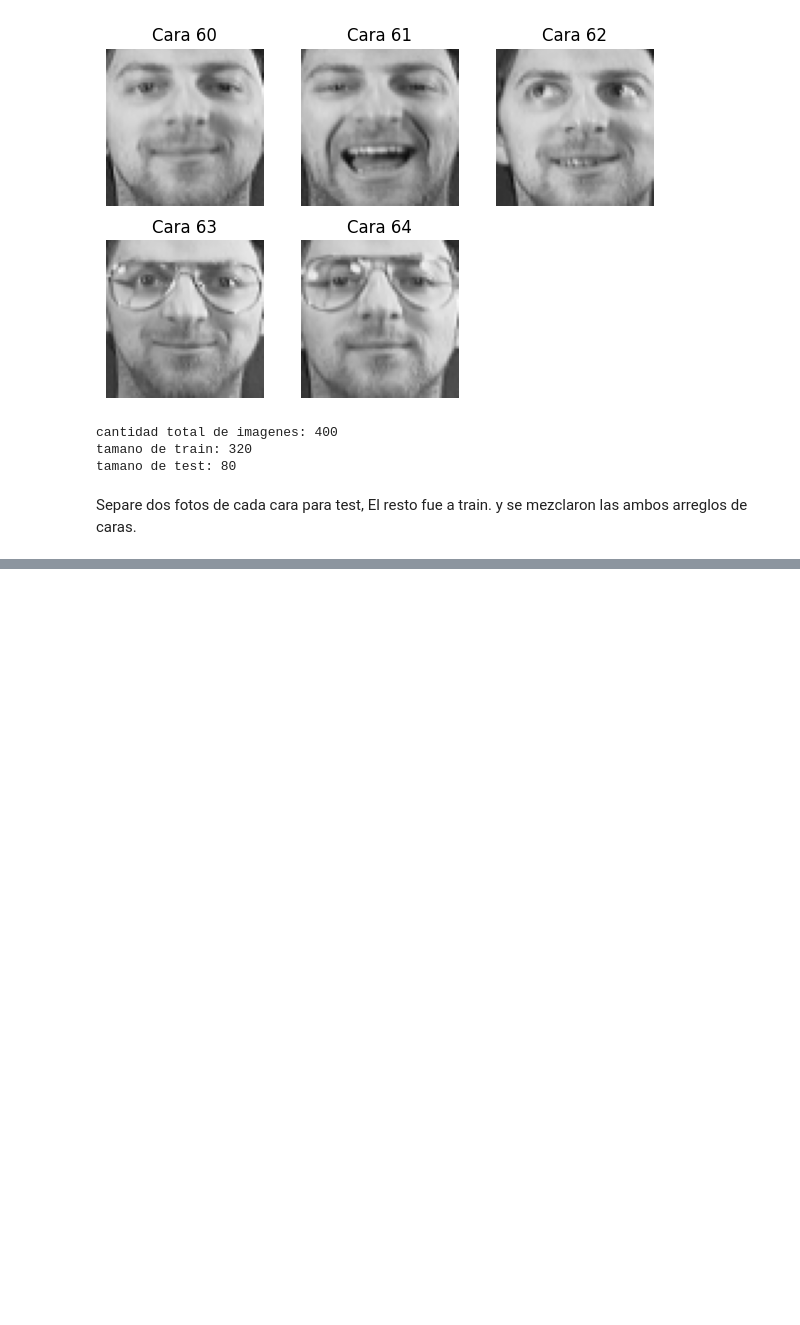
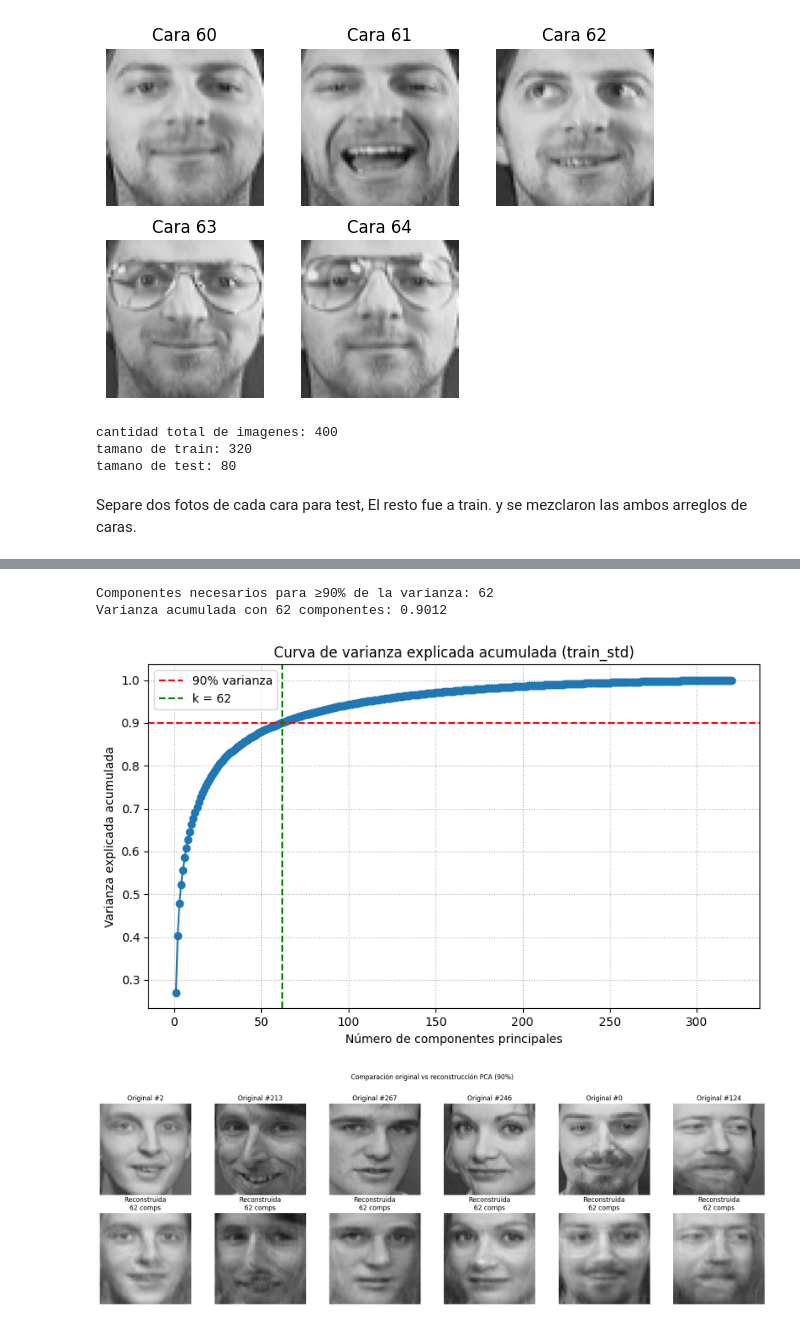
Before and after one commit to Santi2065/faces-pca-autoencoder-clustering, a Jupyter notebook: Groba_Santiago_Notebook_TP4.ipynb, the cells around one changed output, grey strips where cells are left out. Saved outputs shown, nothing was run; the diff lists cells and outputs as text; code cells hidden in the pictures; blank space fills up the shorter version.

```diff
--- a/Groba_Santiago_Notebook_TP4.ipynb
+++ b/Groba_Santiago_Notebook_TP4.ipynb
@@ -89,0 +123,57 @@ Separe dos fotos de cada cara para test, El resto fue a train. y se mezclaron la
+# %%
+# Cálculo de la varianza explicada acumulada
+X = train_std.reshape(len(train_std), -1)
+n_samples = X.shape[0]
+
+U, S, Vt = np.linalg.svd(X, full_matrices=False)
+explained_variance = (S ** 2) / (n_samples - 1)
+explained_ratio = explained_variance / explained_variance.sum()
+cumulative_ratio = np.cumsum(explained_ratio)
+
+k_90 = np.searchsorted(cumulative_ratio, 0.90) + 1
+print(f"Componentes necesarios para ≥90% de la varianza: {k_90}")
+print(f"Varianza acumulada con {k_90} componentes: {cumulative_ratio[k_90-1]:.4f}")
+
+plt.figure(figsize=(8, 5))
+plt.plot(np.arange(1, len(cumulative_ratio) + 1), cumulative_ratio, marker="o")
+plt.axhline(0.90, color="red", linestyle="--", label="90% varianza")
+plt.axvline(k_90, color="green", linestyle="--", label=f"k = {k_90}")
+plt.xlabel("Número de componentes principales")
+plt.ylabel("Varianza explicada acumulada")
+plt.title("Curva de varianza explicada acumulada (train_std)")
+plt.grid(True, linestyle=":")
+plt.legend()
+plt.tight_layout()
+plt.show()
+
+# Reconstrucción con k componentes
+Wk = Vt[:k_90].T
+Z = X @ Wk
+X_rec_std = Z @ Wk.T
+
+mean_flat = mean.reshape(-1)
+std_flat = np.where(std.reshape(-1) == 0, 1.0, std.reshape(-1))
+X_rec = (X_rec_std * std_flat) + mean_flat
+train_rec = X_rec.reshape((-1,) + mean.shape)
+
+# Comparativa visual (función de 1.a → uso de matplotlib/print_image)
+muestras = np.random.choice(len(train), size=6, replace=False)
+
+fig, axes = plt.subplots(2, len(muestras), figsize=(3 * len(muestras), 6))
+for col, idx in enumerate(muestras):
+    axes[0, col].imshow(train[idx], cmap="gray", vmin=0, vmax=1)
+    axes[0, col].set_title(f"Original #{idx}")
+    axes[0, col].axis("off")
+
+    axes[1, col].imshow(train_rec[idx], cmap="gray", vmin=0, vmax=1)
+    axes[1, col].set_title(f"Reconstruida\n{k_90} comps")
+    axes[1, col].axis("off")
+
+plt.suptitle("Comparación original vs reconstrucción PCA (90%)", y=1.02)
+plt.tight_layout()
+plt.show()
+# %% [output]
+Componentes necesarios para ≥90% de la varianza: 62
+Varianza acumulada con 62 componentes: 0.9012
+[figure, added]
+[figure, added]
```
Also changed, not shown: parts of 11 cells of this notebook, 3 other files.
